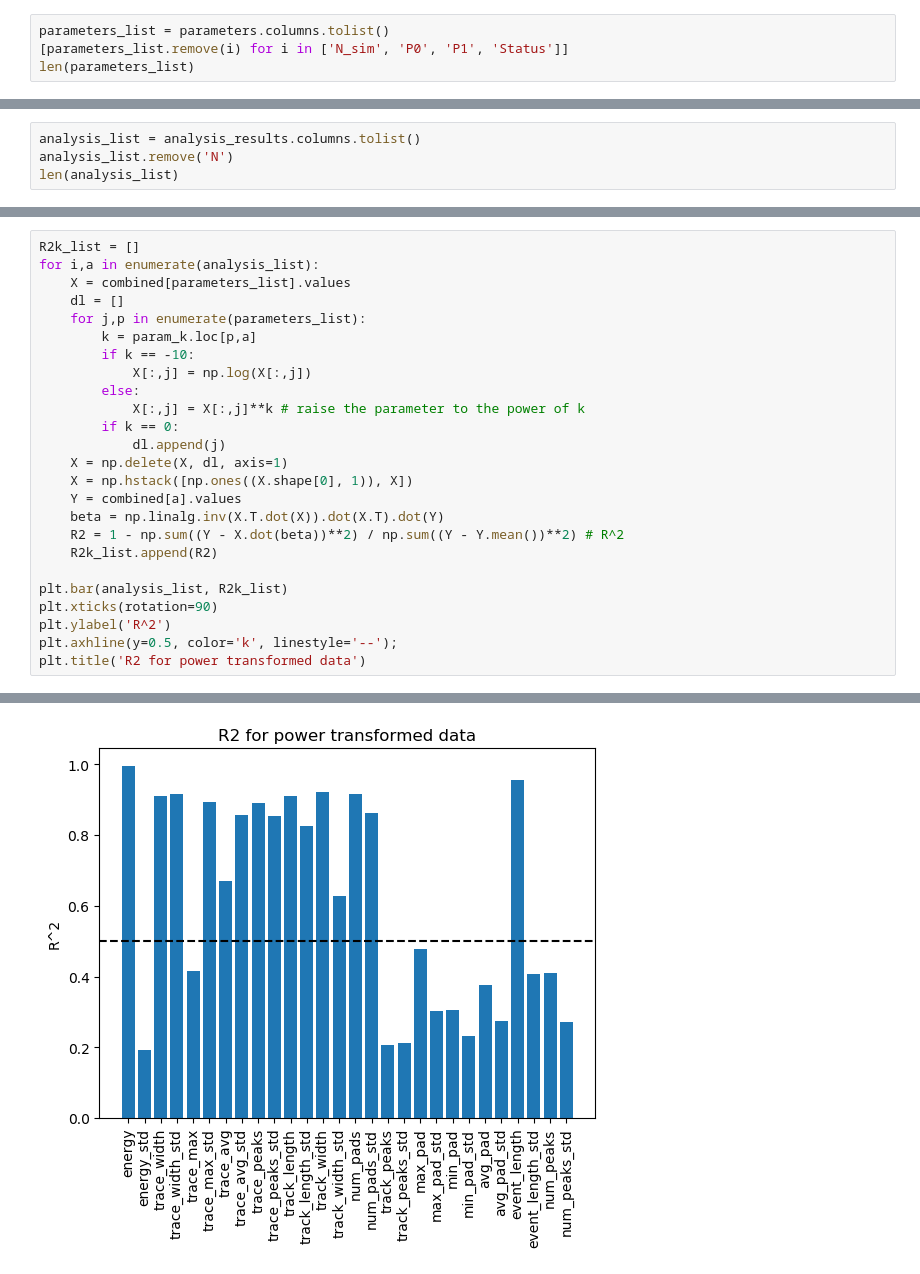
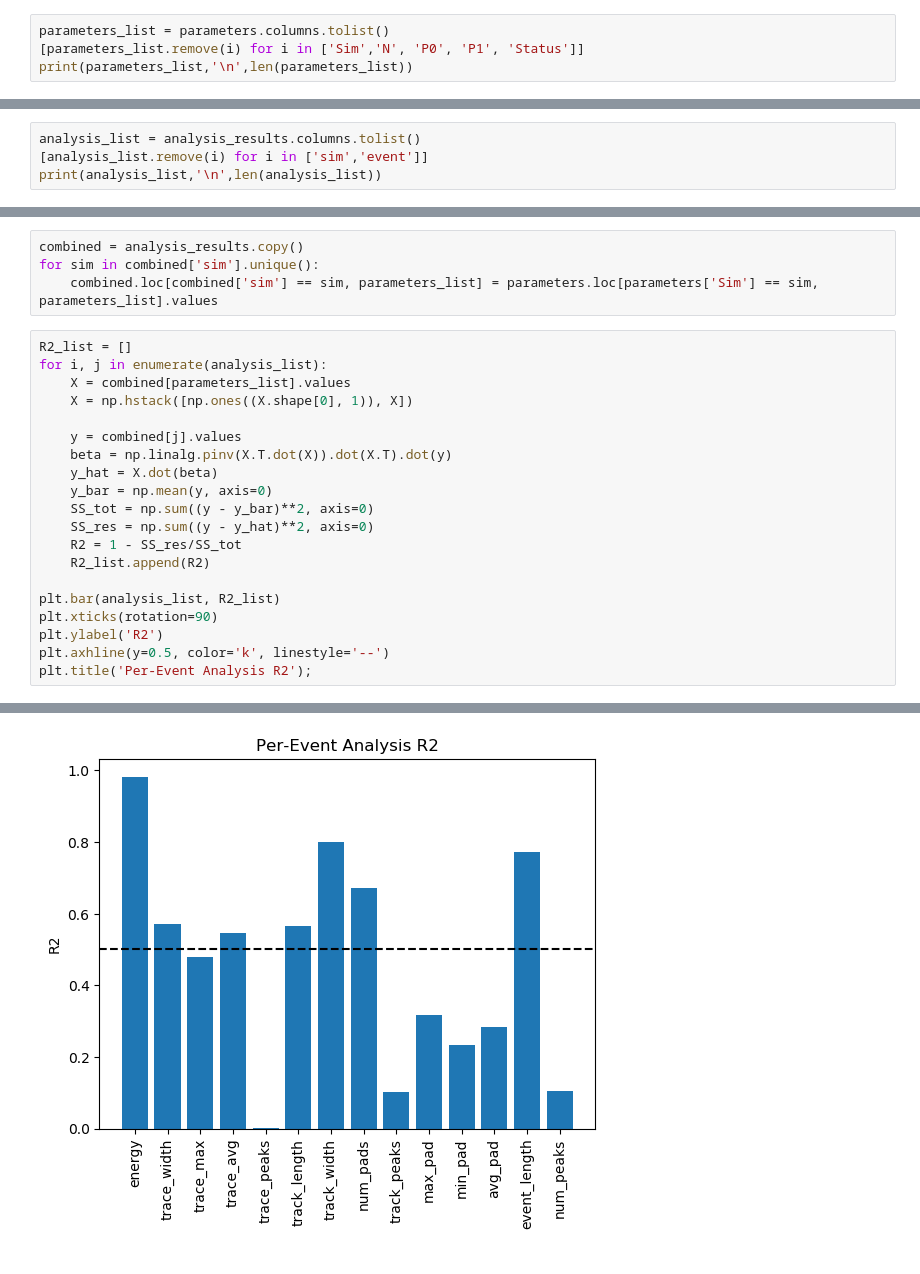
Before and after one commit to Jaros24/GAPA, a Jupyter notebook: Analysis/Meta_analysis.ipynb, the cells around one changed output, grey strips where cells are left out. Cells and saved outputs as stored; diff of their text form.

```diff
--- a/Analysis/Meta_analysis.ipynb
+++ b/Analysis/Meta_analysis.ipynb
@@ -20,5 +12,5 @@ combined = pd.concat([parameters, analysis_results], axis=1)
 # %%
 parameters_list = parameters.columns.tolist()
-[parameters_list.remove(i) for i in ['N_sim', 'P0', 'P1', 'Status']]
-len(parameters_list)
+[parameters_list.remove(i) for i in ['Sim','N', 'P0', 'P1', 'Status']]
+print(parameters_list,'\n',len(parameters_list))
 # %% [output]
@@ -26,5 +19,5 @@ len(parameters_list)
 # %%
 analysis_list = analysis_results.columns.tolist()
-analysis_list.remove('N')
-len(analysis_list)
+[analysis_list.remove(i) for i in ['sim','event']]
+print(analysis_list,'\n',len(analysis_list))
 # %% [output]
@@ -75,26 +26,25 @@ for i in parameters_list:
+# %%
+combined = analysis_results.copy()
+for sim in combined['sim'].unique():
+    combined.loc[combined['sim'] == sim, parameters_list] = parameters.loc[parameters['Sim'] == sim, parameters_list].values
 # %%
-R2k_list = []
-for i,a in enumerate(analysis_list):
+R2_list = []
+for i, j in enumerate(analysis_list):
     X = combined[parameters_list].values
-    dl = []
-    for j,p in enumerate(parameters_list):
-        k = param_k.loc[p,a]
-        if k == -10:
-            X[:,j] = np.log(X[:,j])
-        else:
-            X[:,j] = X[:,j]**k # raise the parameter to the power of k
-        if k == 0:
-            dl.append(j)
-    X = np.delete(X, dl, axis=1)
     X = np.hstack([np.ones((X.shape[0], 1)), X])
-    Y = combined[a].values
-    beta = np.linalg.inv(X.T.dot(X)).dot(X.T).dot(Y)
-    R2 = 1 - np.sum((Y - X.dot(beta))**2) / np.sum((Y - Y.mean())**2) # R^2
-    R2k_list.append(R2)
 
-plt.bar(analysis_list, R2k_list)
+    y = combined[j].values
+    beta = np.linalg.pinv(X.T.dot(X)).dot(X.T).dot(y)
+    y_hat = X.dot(beta)
+    y_bar = np.mean(y, axis=0)
+    SS_tot = np.sum((y - y_bar)**2, axis=0)
+    SS_res = np.sum((y - y_hat)**2, axis=0)
+    R2 = 1 - SS_res/SS_tot
+    R2_list.append(R2)
+
+plt.bar(analysis_list, R2_list)
 plt.xticks(rotation=90)
-plt.ylabel('R^2')
-plt.axhline(y=0.5, color='k', linestyle='--');
-plt.title('R2 for power transformed data')
+plt.ylabel('R2')
+plt.axhline(y=0.5, color='k', linestyle='--')
+plt.title('Per-Event Analysis R2');
 # %% [output]
@@ -102,2 +51,2 @@ Text(0.5, 1.0, 'R2 for power transformed data')
-[figure, old version]
+[figure, new version]
 # %%
```
Also changed, not shown: parts of 13 cells of this notebook, 6 other files.
